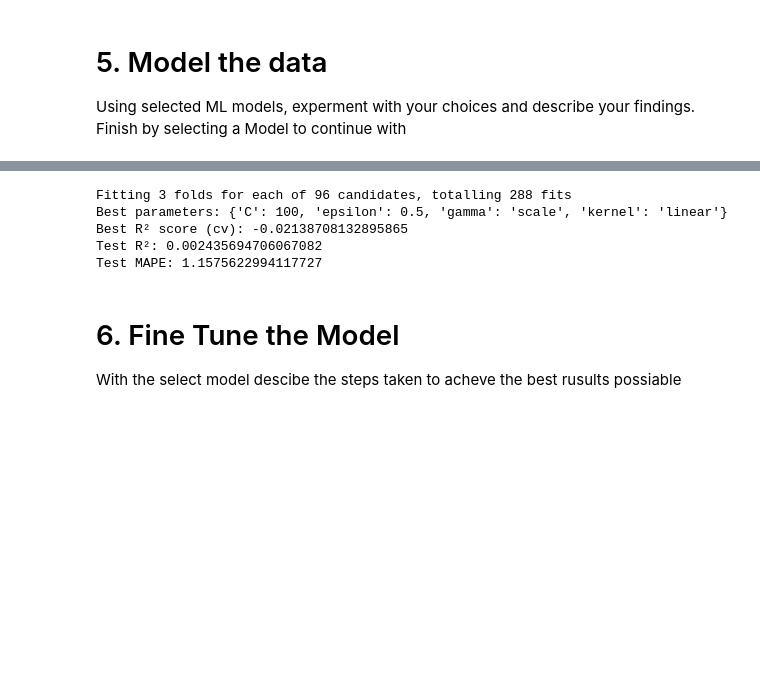
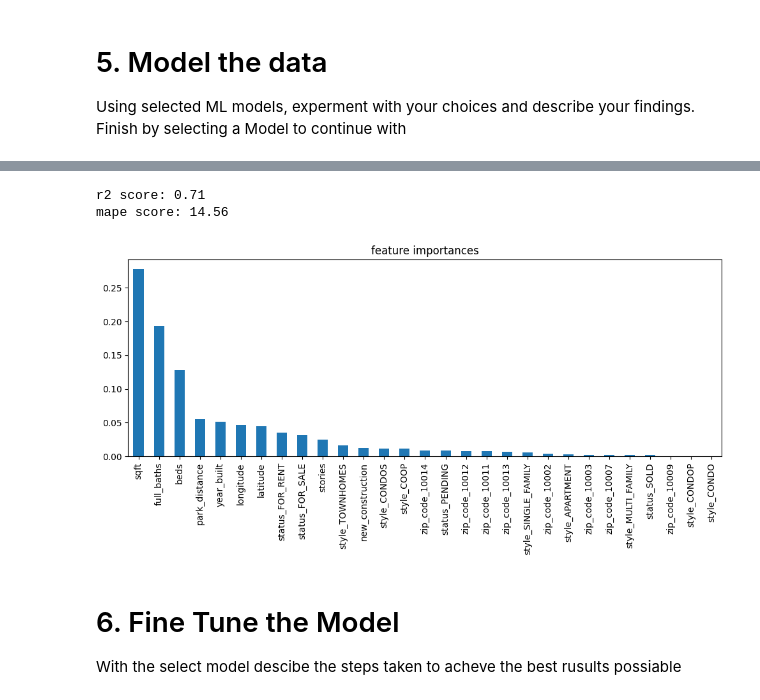
Before and after one commit to mandiiiwu/ml-classwork, a Jupyter notebook: Project_2/Project_2.ipynb, the cells around one changed output, grey strips where cells are left out. Saved outputs shown, nothing was run; the diff lists cells and outputs as text; code cells hidden in the pictures; blank space fills up the shorter version.

Commit message:
completed model training, fine tuning, + launch function

```diff
--- a/Project_2/Project_2.ipynb
+++ b/Project_2/Project_2.ipynb
@@ -557,7 +499,4 @@ combined = pd.read_csv('combined.csv')
 # %%
-# drop rows with missing style
-combined2.dropna(subset=['style'], axis=0, inplace=True)
-
 # recalculate distance to park now that lat/long values have been reimputed
 combined2['park_distance'] = combined2.apply(
     lambda row: calc_distance(row['latitude'], row['longitude']),
@@ -565,16 +504,6 @@ combined2['park_distance'] = combined2.apply(
 
 print(len(combined2[combined2['park_distance'] == 0])) # prints 0 yay!!
 
-# drop pending rows; decided not to use
-combined2 = combined2[combined2['status'] != 'PENDING']
-# also drop price_per_sqft; also decided not to use
-combined2.drop('price_per_sqft', axis=1, inplace=True)
-
-combined2.drop(combined2[(combined2['status'] == 'FOR_RENT') & (combined2['style'] == 'CONDOP')].index, inplace=True)
-print(combined2['style'].value_counts())
-
 combined2.to_csv('combined2.csv', index=False)
-for col in combined2:
-    print(col)
 # %% [output]
 0
@@ -637,16 +533,16 @@ Index([], dtype='int64')
 Using selected ML models, experment with your choices and describe your findings. Finish by selecting a Model to continue with
 # %%
 # model of choice: random forest regressor(s)
-# make a separate model for for_sale/sold homes, then one for rentals
 
-# start with for_sale/sold homes
+# basic parameters to start off with––optimize with rand search later
 
-sales_rf = RandomForestRegressor(
-    n_estimators = 500,
+rf_regressor = RandomForestRegressor(
+    n_estimators = 250,
     random_state = 42,
+    max_depth = None,
     n_jobs = -1,
     max_features = 'sqrt',
 )
 
-sales_rf.fit(sales_X_train, sales_y_train)
+rf_regressor.fit(X_train, y_train)
 # %% [output]
@@ -678,35 +551,17 @@ SVM MAPE: 1.24346272756126
-# %%
-scaler = StandardScaler()
-sales_X_train_scaled = scaler.fit_transform(sales_X_train)
-sales_X_test_scaled = scaler.transform(sales_X_test)
-
-# Parameter grid
-param_grid = {
-    'C': [0.1, 1, 10, 100],
-    'epsilon': [0.01, 0.1, 0.2, 0.5],
-    'kernel': ['rbf', 'linear', 'poly'],
-    'gamma': ['scale', 'auto']
-}
-
-# Grid search
-svm = SVR()
-grid_search = GridSearchCV(svm, param_grid, scoring='r2', cv=3, verbose=2, n_jobs=-1)
-grid_search.fit(sales_X_train_scaled, sales_y_train)
-
-print("Best parameters:", grid_search.best_params_)
-print("Best R² score (cv):", grid_search.best_score_)
-
-# Test set performance
-best_svm = grid_search.best_estimator_
-sales_y_preds_best = best_svm.predict(sales_X_test_scaled)
-print("Test R²:", r2_score(sales_y_test, sales_y_preds_best))
-print("Test MAPE:", mean_absolute_percentage_error(sales_y_test, sales_y_preds_best))
-# %% [output]
-Fitting 3 folds for each of 96 candidates, totalling 288 fits
-Best parameters: {'C': 100, 'epsilon': 0.5, 'gamma': 'scale', 'kernel': 'linear'}
-Best R² score (cv): -0.02138708132895865
-Test R²: 0.002435694706067082
-Test MAPE: 1.1575622994117727
+# %%
+y_preds = rf_regressor.predict(X_test)
+print(f'r2 score: {r2_score(y_test, y_preds):.2f}')
+print(f'mape score: {mean_absolute_percentage_error(y_test, y_preds):.2f}')
+# %% [output]
+r2 score: 0.71
+mape score: 14.56
+# %%
+feature_importances = pd.Series(rf_regressor.feature_importances_, index=X_train.columns)
+feature_importances.sort_values(ascending=False).plot(kind='bar', figsize=(12,4))
+plt.title('feature importances')
+plt.show()
+# %% [output]
+[figure, added]
 # %% [markdown]
 # 6. Fine Tune the Model
 
```
Also changed, not shown: parts of 29 cells of this notebook.
